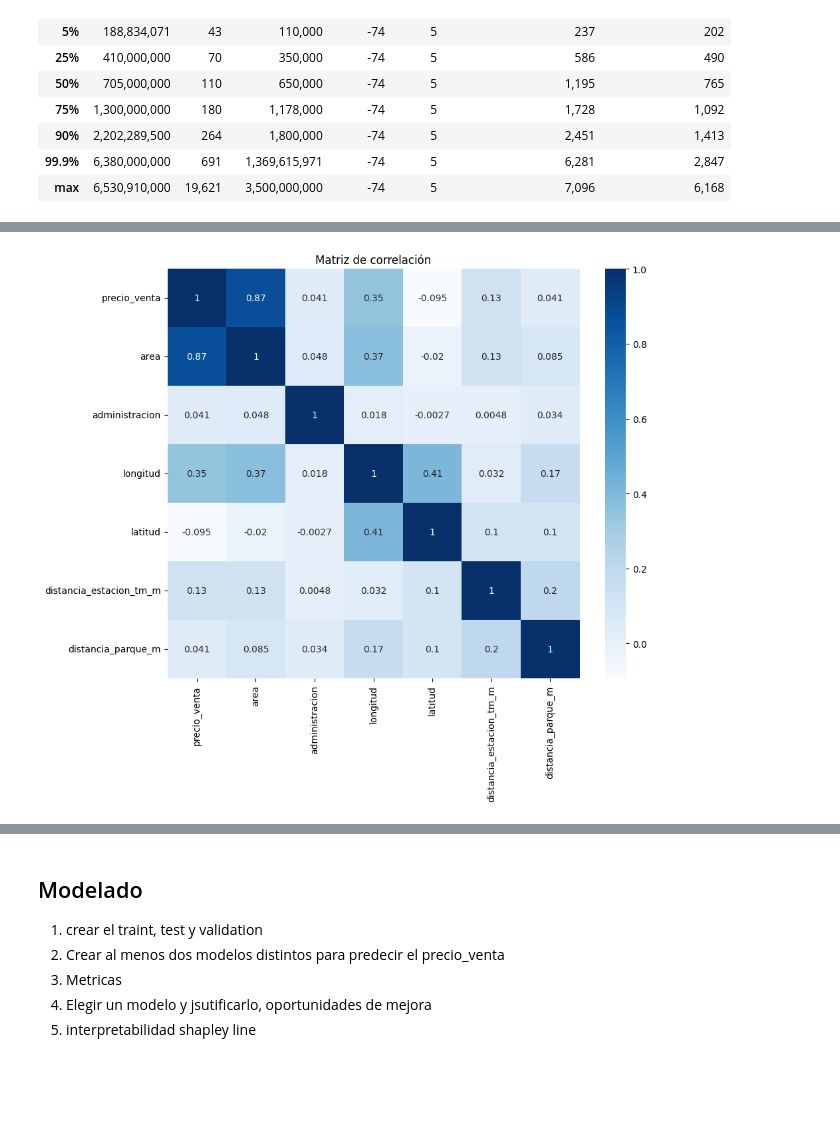
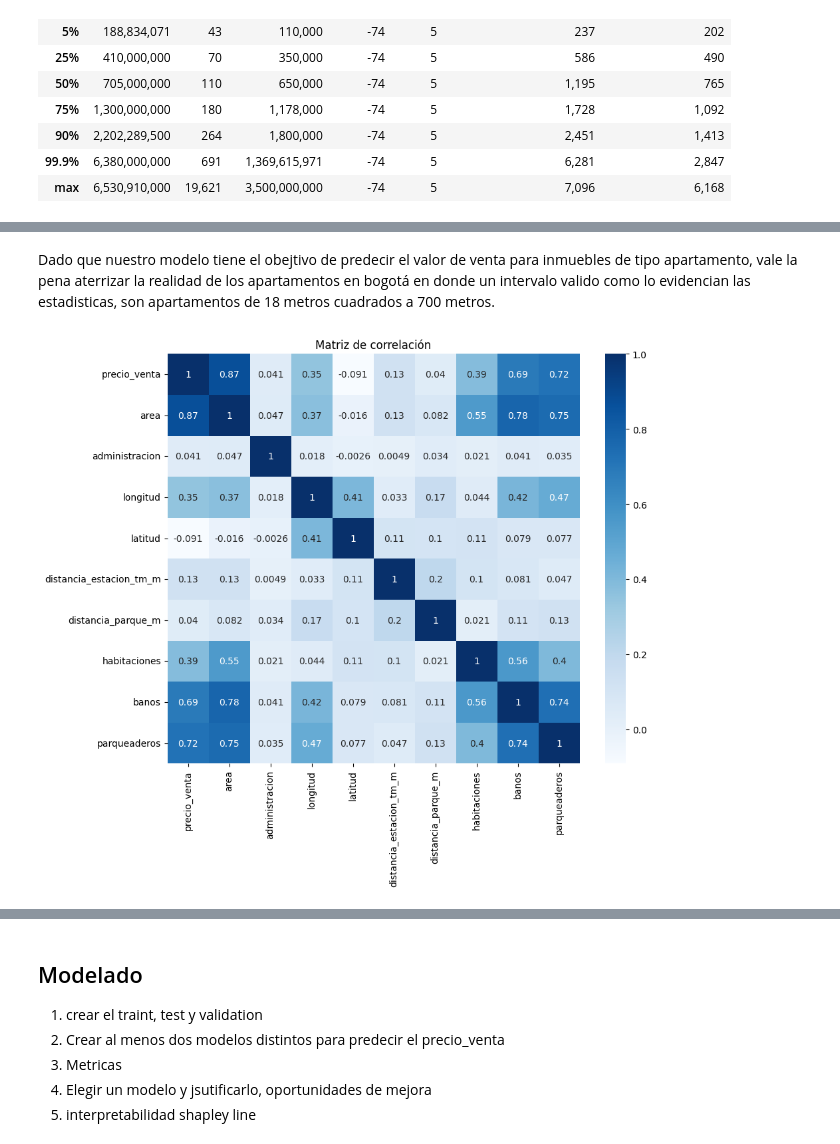
Before and after one commit to Traintain/MINE4101-202520-Taller2, a Jupyter notebook: taller.ipynb, the cells around one changed output, grey strips where cells are left out. Cells and saved outputs as stored; diff of their text form; code cells hidden in the pictures; blank space fills up the shorter version.

```diff
--- a/taller.ipynb
+++ b/taller.ipynb
@@ -433,10 +433,12 @@ plt.show()
+# %% [markdown]
+Dado que nuestro modelo tiene el obejtivo de predecir el valor de venta para inmuebles de tipo apartamento, vale la pena aterrizar la realidad de los apartamentos en bogotá en donde un intervalo valido como lo evidencian las estadisticas, son apartamentos de 18 metros cuadrados a 700 metros.
 # %%
 import numpy as np
 correlation = df_limpio[['precio_venta','area','administracion','longitud','latitud',
-           'distancia_estacion_tm_m','distancia_parque_m']].corr()
+           'distancia_estacion_tm_m','distancia_parque_m','habitaciones','banos','parqueaderos']].corr()
 plt.figure(figsize=(10,8))
 sns.heatmap(correlation, annot=True, cmap='Blues')
 plt.title('Matriz de correlación')
 plt.show()
 # %% [output]
-[figure, old version]
+[figure, new version]
```
Also changed, not shown: parts of 8 cells of this notebook.
